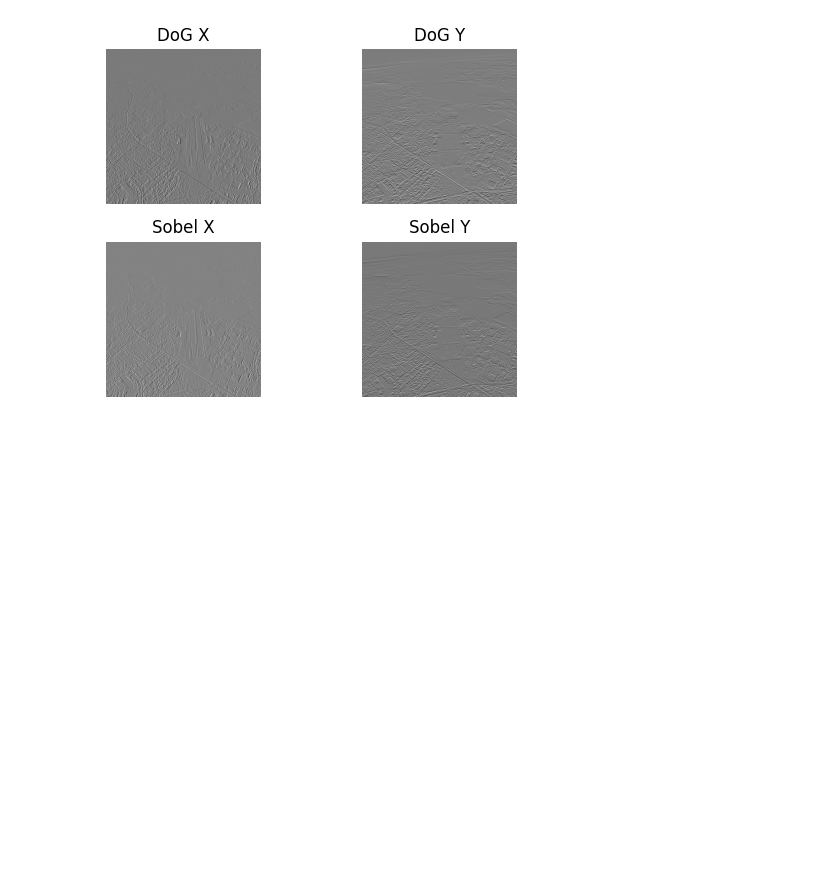
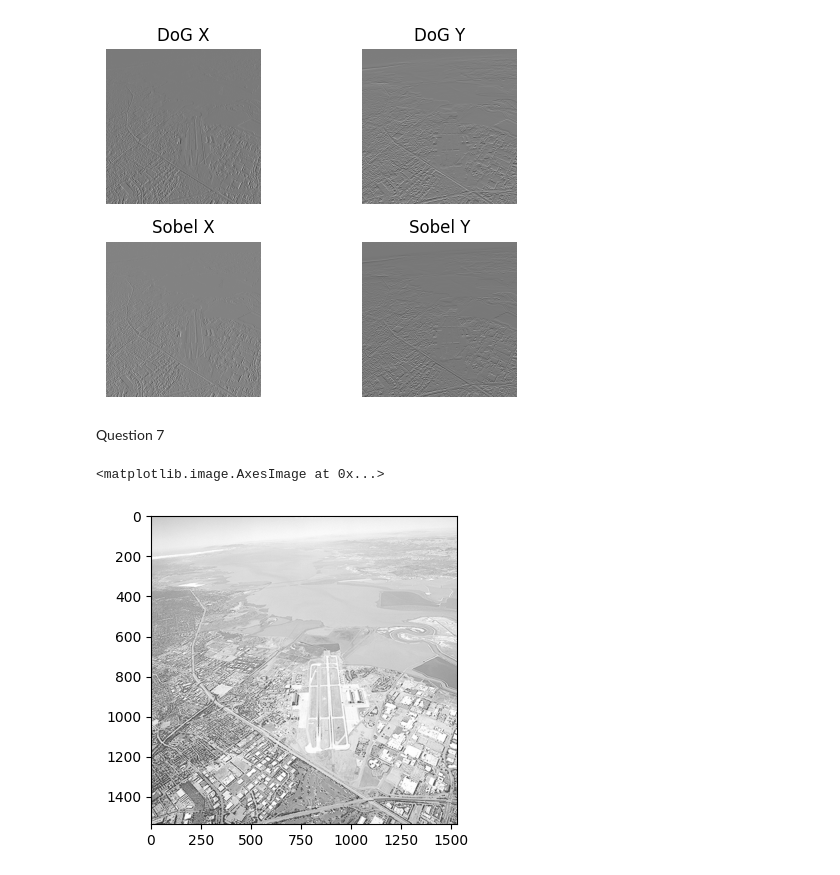
Before and after one commit to Bavitharan/computer-vision-assignment1, a Jupyter notebook: Assignment1.ipynb, the cells around one changed output. Saved outputs shown, nothing was run; the diff lists cells and outputs as text; code cells hidden in the pictures; blank space fills up the shorter version.

Commit message:
Question 7 inital commit

```diff
--- a/Assignment1.ipynb
+++ b/Assignment1.ipynb
@@ -244,3 +244,23 @@ plt.subplot(2,2,4); plt.imshow(sobel_y, cmap='gray'); plt.title("Sobel Y"); plt.
 plt.tight_layout()
 # %% [output]
 [figure]
+# %% [markdown]
+Question 7
+# %%
+def nearest(img, scale):
+    h, w = img.shape
+    new = np.zeros((int(h*scale), int(w*scale)), dtype=img.dtype)
+
+    for i in range(new.shape[0]):
+        for j in range(new.shape[1]):
+            new[i,j] = img[int(i/scale), int(j/scale)]
+    return new
+
+def ssd(a, b):
+    return np.sum((a-b)**2) / a.size
+
+zoomed = nearest(runway, 2)
+plt.imshow(zoomed, cmap='gray')
+# %% [output]
+<matplotlib.image.AxesImage at 0x...>
+[figure, added]
```
Also changed, not shown: parts of 1 cell of this notebook.
